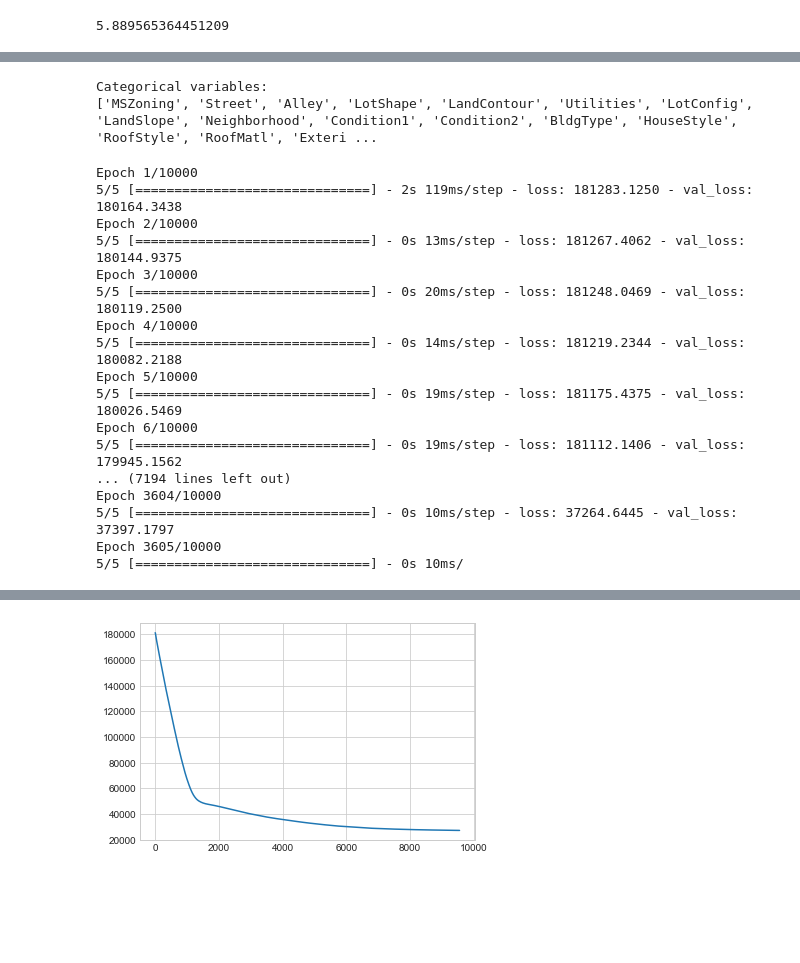
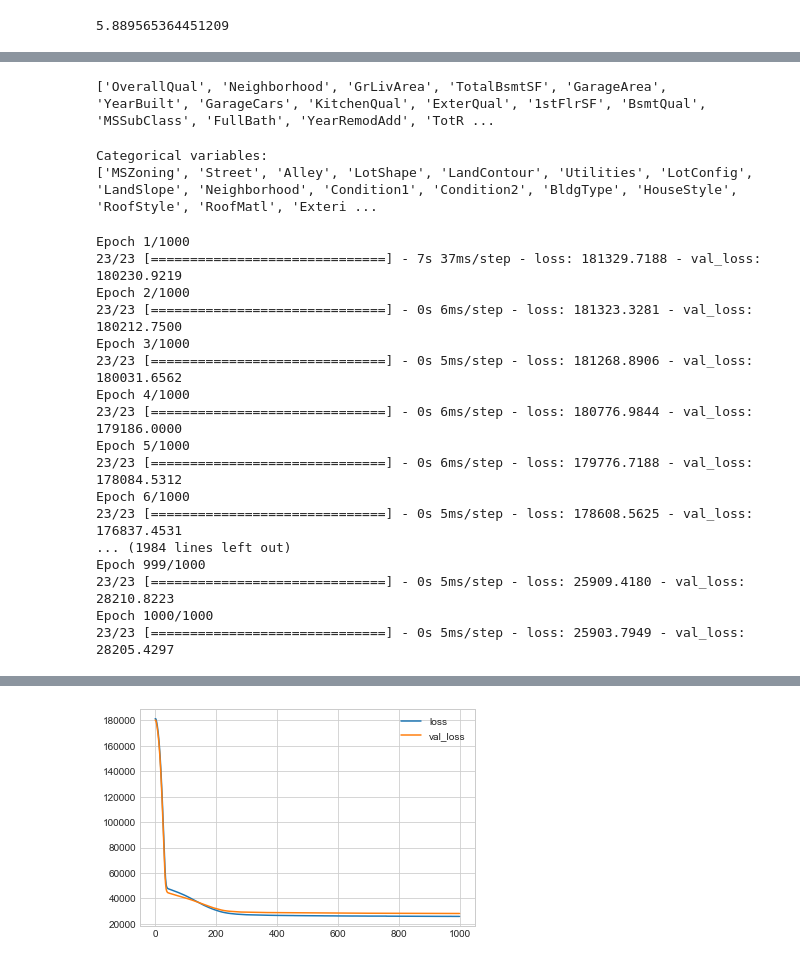
Before and after one commit to IvanV-23/Housing-Prices-Competition, a Jupyter notebook: House_pricing_notebook.ipynb, the cells around one changed output, grey strips where cells are left out. Drawn from its saved outputs; the diff is of its cells as text; code cells hidden in the pictures; blank space fills up the shorter version.

Commit message:
Feature enginering, drop under 0.1 MI values, score 26670

```diff
--- a/House_pricing_notebook.ipynb
+++ b/House_pricing_notebook.ipynb
@@ -138,3 +153,12 @@ Name: MI Scores, dtype: float64
+# %%
+#Drop the feautures with low impact (<0.1)
+valid_features =mi_scores[mi_scores > 0.1]
+
+print(valid_features.index.to_list())
+
+X_train = X_train.drop(columns=valid_features)
+# %% [output]
+['OverallQual', 'Neighborhood', 'GrLivArea', 'TotalBsmtSF', 'GarageArea', 'YearBuilt', 'GarageCars', 'KitchenQual', 'ExterQual', '1stFlrSF', 'BsmtQual', 'MSSubClass', 'FullBath', 'YearRemodAdd', 'TotR ...
 # %%
 #Categorical encoding
 
@@ -163,7 +187,9 @@ Categorical variables:
 #Define the model
 
 model = keras.Sequential([
-    layers.Dense(units=1, activation= 'relu', input_shape=[80])
+    layers.Dense(units=2, activation= 'relu', input_shape=[80]),
+    layers.Dense(units=2, activation='relu'),
+    layers.Dense(1)
 ])
 
 model.compile(
@@ -174,7 +200,7 @@ model.compile(
 #Creating an early stoping
 
 early_stopping = EarlyStopping(
-    min_delta=0.001, # minimium amount of change to count as an improvement
+    min_delta=1, # minimium amount of change to count as an improvement
     patience=20, # how many epochs to wait before stopping
     restore_best_weights=True,
 )
@@ -184,32 +210,32 @@ early_stopping = EarlyStopping(
 history = model.fit(
     label_X_train, y_train,
     validation_data=(label_X_valid, y_valid),
-    batch_size=256,
-    epochs=10000,
+    batch_size=50,
+    epochs=1000,
     callbacks=[early_stopping], # put your callbacks in a list
 )
 # %% [output]
-Epoch 1/10000
-5/5 [==============================] - 2s 119ms/step - loss: 181283.1250 - val_loss: 180164.3438
-Epoch 2/10000
-5/5 [==============================] - 0s 13ms/step - loss: 181267.4062 - val_loss: 180144.9375
-Epoch 3/10000
-5/5 [==============================] - 0s 20ms/step - loss: 181248.0469 - val_loss: 180119.2500
-Epoch 4/10000
-5/5 [==============================] - 0s 14ms/step - loss: 181219.2344 - val_loss: 180082.2188
-Epoch 5/10000
-5/5 [==============================] - 0s 19ms/step - loss: 181175.4375 - val_loss: 180026.5469
-Epoch 6/10000
-5/5 [==============================] - 0s 19ms/step - loss: 181112.1406 - val_loss: 179945.1562
-... (7194 lines left out)
-Epoch 3604/10000
-5/5 [==============================] - 0s 10ms/step - loss: 37264.6445 - val_loss: 37397.1797
-Epoch 3605/10000
-5/5 [==============================] - 0s 10ms/
+Epoch 1/1000
+23/23 [==============================] - 7s 37ms/step - loss: 181329.7188 - val_loss: 180230.9219
+Epoch 2/1000
+23/23 [==============================] - 0s 6ms/step - loss: 181323.3281 - val_loss: 180212.7500
+Epoch 3/1000
+23/23 [==============================] - 0s 5ms/step - loss: 181268.8906 - val_loss: 180031.6562
+Epoch 4/1000
+23/23 [==============================] - 0s 6ms/step - loss: 180776.9844 - val_loss: 179186.0000
+Epoch 5/1000
+23/23 [==============================] - 0s 6ms/step - loss: 179776.7188 - val_loss: 178084.5312
+Epoch 6/1000
+23/23 [==============================] - 0s 5ms/step - loss: 178608.5625 - val_loss: 176837.4531
+... (1984 lines left out)
+Epoch 999/1000
+23/23 [==============================] - 0s 5ms/step - loss: 25909.4180 - val_loss: 28210.8223
+Epoch 1000/1000
+23/23 [==============================] - 0s 5ms/step - loss: 25903.7949 - val_loss: 28205.4297
 # %%
 #Analize the results
 
 history_df = pd.DataFrame(history.history)
-
-history_df['loss'].plot();
+history_df.loc[:, ['loss', 'val_loss']].plot();
+print("Minimum validation loss: {}".format(history_df['val_loss'].min()))
 # %% [output]
@@ -216,4 +243,4 @@ history_df['loss'].plot();
-[figure, old version]
+[figure, new version]
 # %%
 results = model.predict(label_X_test)
 
```
Also changed, not shown: parts of 3 cells of this notebook, 1 other file.
